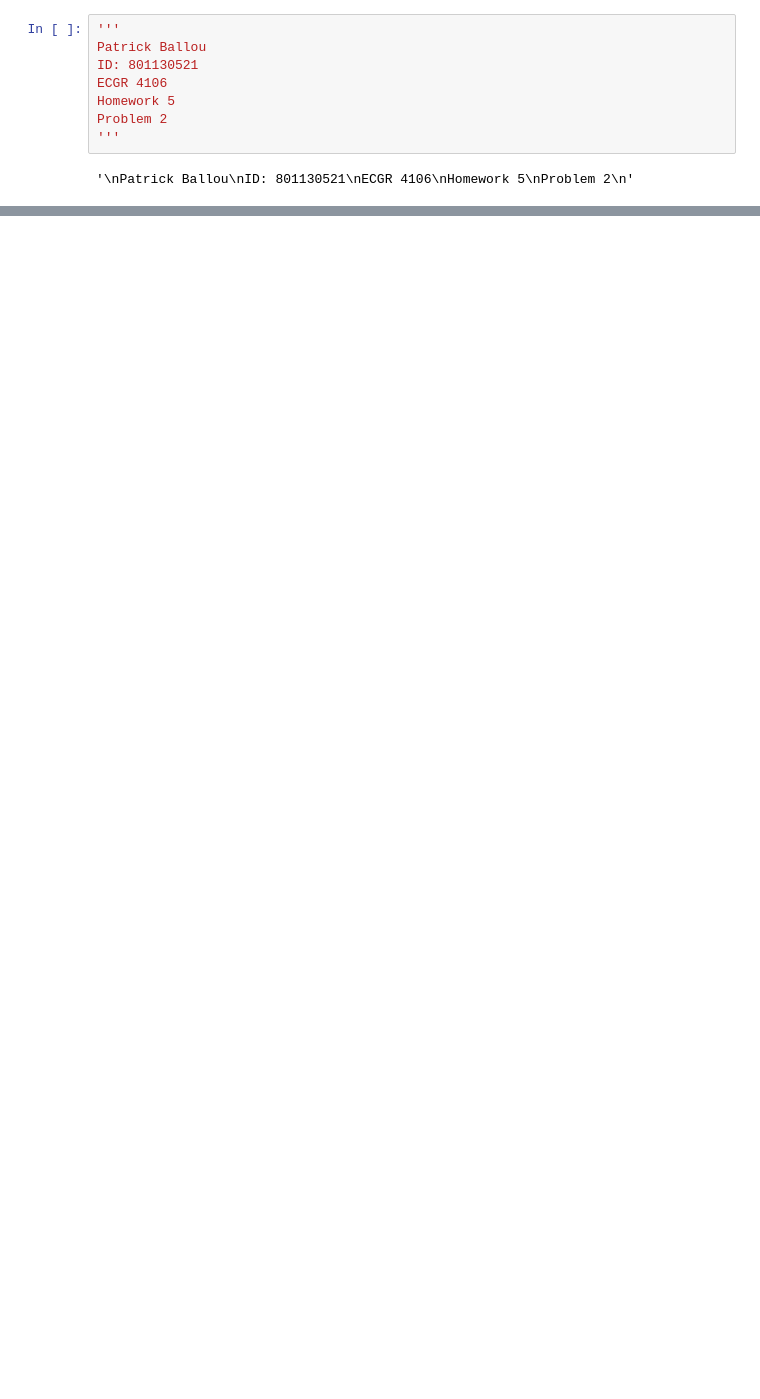
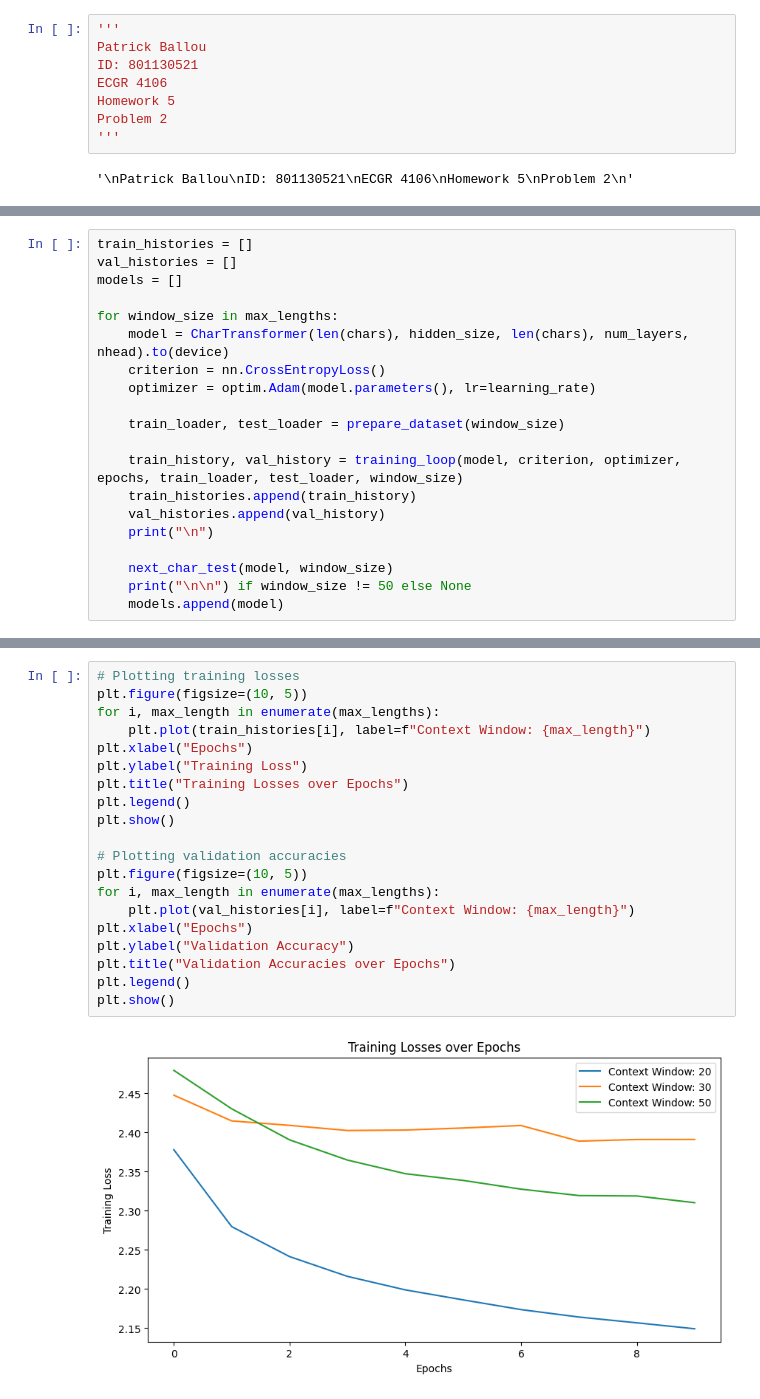
Before and after one commit to pballou/ECGR_4106, a Jupyter notebook: Homework/Homework_5/Problem_2.ipynb, the cells around one changed output, grey strips where cells are left out. Cells and saved outputs as stored; diff of their text form; blank space fills up the shorter version.

```diff
--- a/Homework/Homework_5/Problem_2.ipynb
+++ b/Homework/Homework_5/Problem_2.ipynb
@@ -46,0 +186,20 @@ Tue Apr 16 23:33:06 2024
+# %%
+train_histories = []
+val_histories = []
+models = []
+
+for window_size in max_lengths:
+    model = CharTransformer(len(chars), hidden_size, len(chars), num_layers, nhead).to(device)
+    criterion = nn.CrossEntropyLoss()
+    optimizer = optim.Adam(model.parameters(), lr=learning_rate)
+
+    train_loader, test_loader = prepare_dataset(window_size)
+
+    train_history, val_history = training_loop(model, criterion, optimizer, epochs, train_loader, test_loader, window_size)
+    train_histories.append(train_history)
+    val_histories.append(val_history)
+    print("\n")
+
+    next_char_test(model, window_size)
+    print("\n\n") if window_size != 50 else None
+    models.append(model)
@@ -46,0 +224,22 @@ Tue Apr 16 23:33:06 2024
+# %%
+# Plotting training losses
+plt.figure(figsize=(10, 5))
+for i, max_length in enumerate(max_lengths):
+    plt.plot(train_histories[i], label=f"Context Window: {max_length}")
+plt.xlabel("Epochs")
+plt.ylabel("Training Loss")
+plt.title("Training Losses over Epochs")
+plt.legend()
+plt.show()
+
+# Plotting validation accuracies
+plt.figure(figsize=(10, 5))
+for i, max_length in enumerate(max_lengths):
+    plt.plot(val_histories[i], label=f"Context Window: {max_length}")
+plt.xlabel("Epochs")
+plt.ylabel("Validation Accuracy")
+plt.title("Validation Accuracies over Epochs")
+plt.legend()
+plt.show()
+# %% [output]
+[figure, added]
```
Also changed, not shown: parts of 13 cells of this notebook, 6 other files.
